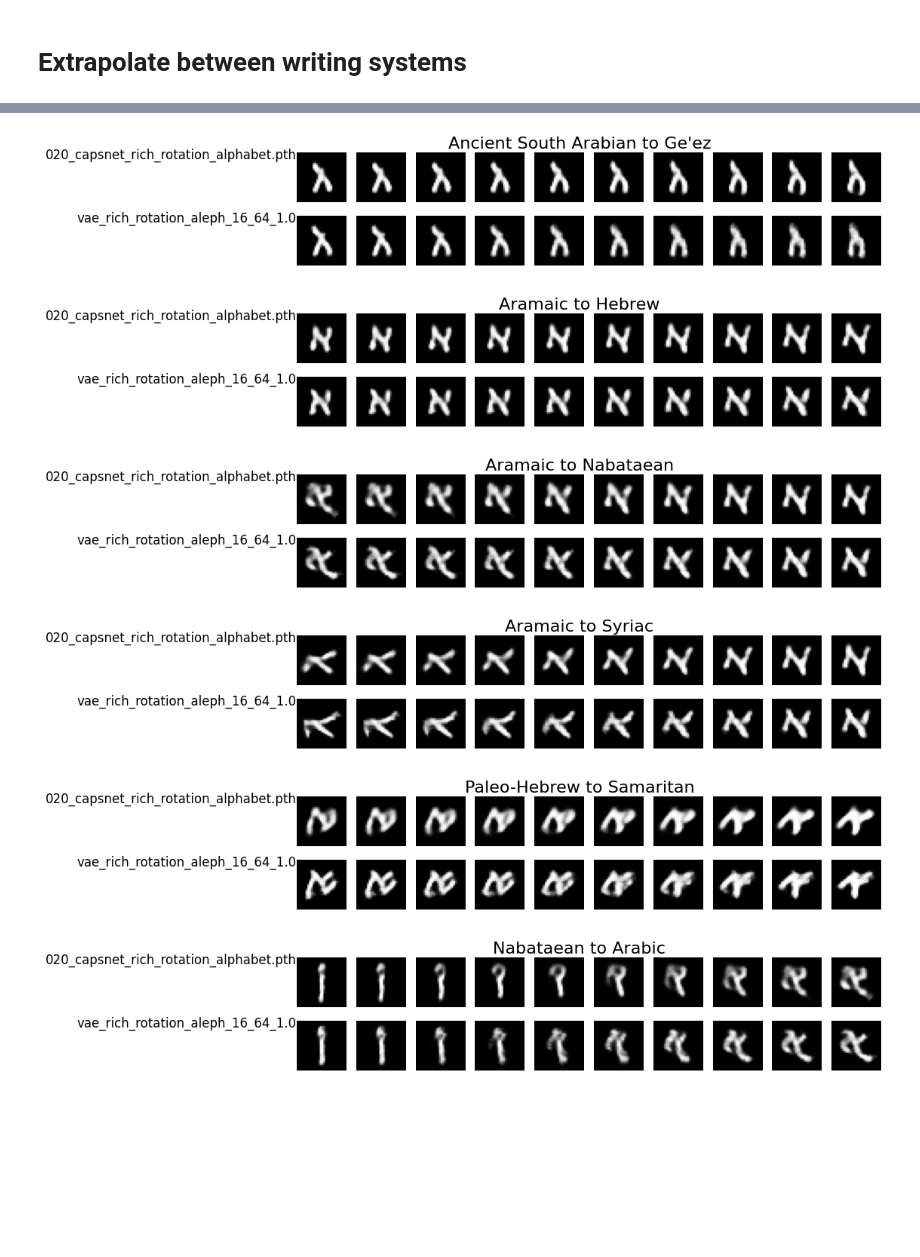
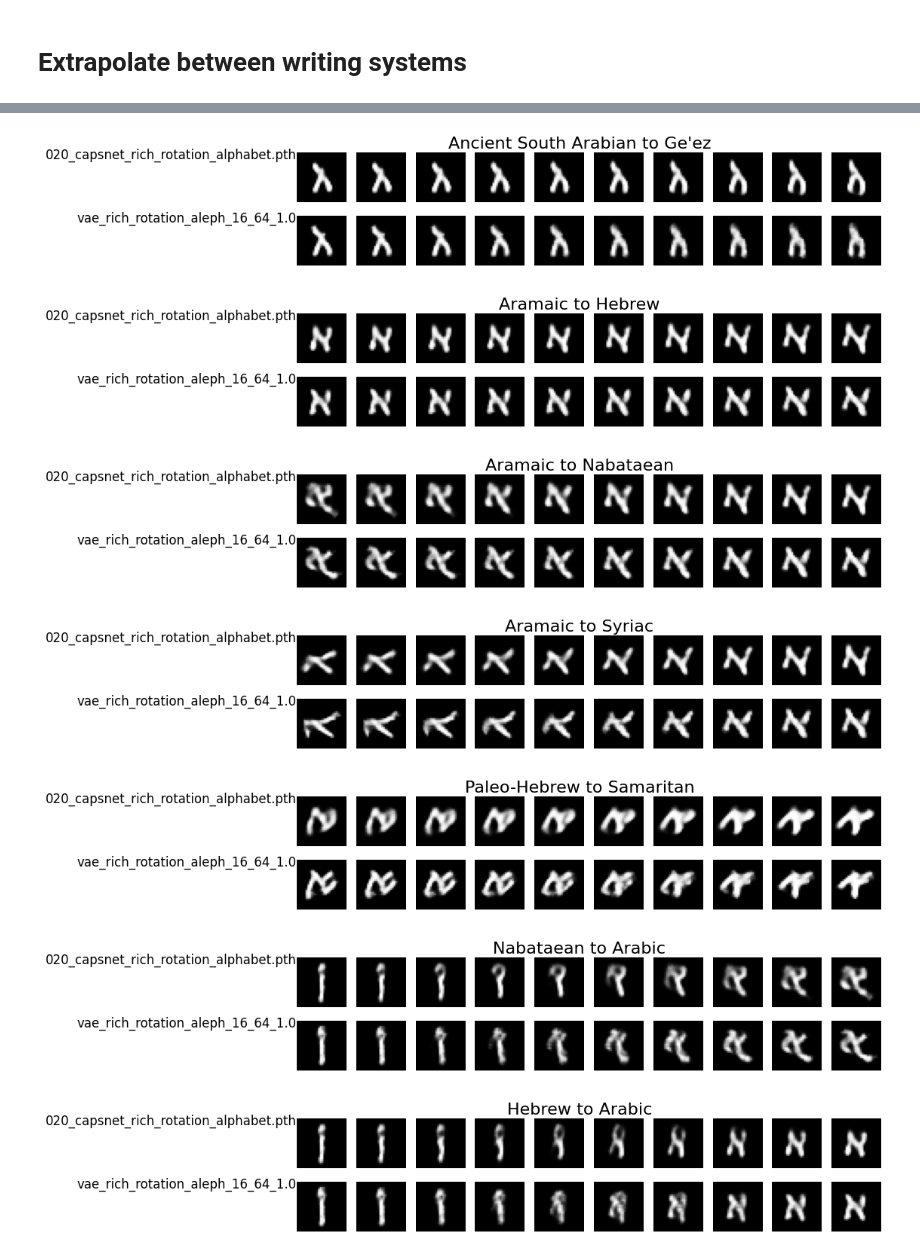
Before and after one commit to bensapirstein/DeepGraphemics, a Jupyter notebook: 7_capsnet_evaluation.ipynb, the cells around one changed output, grey strips where cells are left out. Saved outputs shown, nothing was run; the diff lists cells and outputs as text; code cells hidden in the pictures; blank space fills up the shorter version.

```diff
--- a/7_capsnet_evaluation.ipynb
+++ b/7_capsnet_evaluation.ipynb
@@ -325,7 +325,7 @@ import torch
 import numpy as np
 import matplotlib.pyplot as plt
 
-def caps_interpolation(lambda1, model, img1, img2, y):
+def caps_interpolation(t, model, img1, img2, y):
     # y is 5 as tensor
     y = torch.tensor([y])
 
@@ -338,13 +338,13 @@ def caps_interpolation(lambda1, model, img1, img2, y):
         latent_2, _ = model.capsnet(img2)
         recon_2 = model.reconstruction_net(latent_2, y)
 
-        inter_latent = lambda1 * latent_1 + (1 - lambda1) * latent_2
+        inter_latent = t * latent_1 + (1 - t) * latent_2
         inter_image = model.reconstruction_net(inter_latent, y)
         inter_image = inter_image.data.view(-1, 1, 28, 28).cpu()
 
         return inter_image
 
-def vae_interpolation(lambda1, model, img1, img2):
+def vae_interpolation(t, model, img1, img2):
     with torch.no_grad():
         img1 = img1.to(device)
         latent_1, _ = model.encoder(img1)
@@ -352,7 +352,7 @@ def vae_interpolation(lambda1, model, img1, img2):
         img2 = img2.to(device)
         latent_2, _ = model.encoder(img2)
 
-        inter_latent = lambda1 * latent_1 + (1 - lambda1) * latent_2
+        inter_latent = t * latent_1 + (1 - t) * latent_2
         inter_image = model.decoder(inter_latent)
         inter_image = inter_image.cpu()
 
@@ -540,26 +542,28 @@ arabic = load_image_as_tensor(f"datasets/base_dataset/{letter}/Arabic/aleph_Arab
 # %%
 plot_interpolation(models, 10, hieroglyph, proto_sinaitic, letter_label=letter_idx, title="Hieroglyph to Proto-Sinaitic")
 plot_interpolation(models, 10, proto_sinaitic, phoenician, letter_label=letter_idx, title="Proto-Sinaitic to Phoenician")
 plot_interpolation(models, 10, proto_sinaitic, ancient_north_arabian, letter_label=letter_idx, title="Proto-Sinaitic to Ancient North Arabian")
 plot_interpolation(models, 10, proto_sinaitic, ancient_south_arabian, letter_label=letter_idx, title="Proto-Sinaitic to Ancient South Arabian")
 plot_interpolation(models, 10, phoenician, aramaic, letter_label=letter_idx, title="Phoenician to Aramaic")
 plot_interpolation(models, 10, phoenician, paleo_hebrew, letter_label=letter_idx, title="Phoenician to Paleo-Hebrew")
 plot_interpolation(models, 10, ancient_south_arabian, geez, letter_label=letter_idx, title="Ancient South Arabian to Ge'ez")
 plot_interpolation(models, 10, aramaic, hebrew, letter_label=letter_idx, title="Aramaic to Hebrew")
 plot_interpolation(models, 10, aramaic, nabataean, letter_label=letter_idx, title="Aramaic to Nabataean")
 plot_interpolation(models, 10, aramaic, syriac, letter_label=letter_idx, title="Aramaic to Syriac")
 plot_interpolation(models, 10, paleo_hebrew, samaritan, letter_label=letter_idx, title="Paleo-Hebrew to Samaritan")
 plot_interpolation(models, 10, nabataean, arabic, letter_label=letter_idx, title="Nabataean to Arabic")
+plot_interpolation(models, 10, hebrew, arabic, letter_label=letter_idx, title="Hebrew to Arabic")
 # %% [output]
 [figure]
 [figure]
 [figure]
 [figure]
 [figure]
 [figure]
 [figure]
 [figure]
 [figure]
 [figure]
 [figure]
 [figure]
+[figure, added]
```
Also changed, not shown: parts of 9 cells of this notebook, 2 other files.
